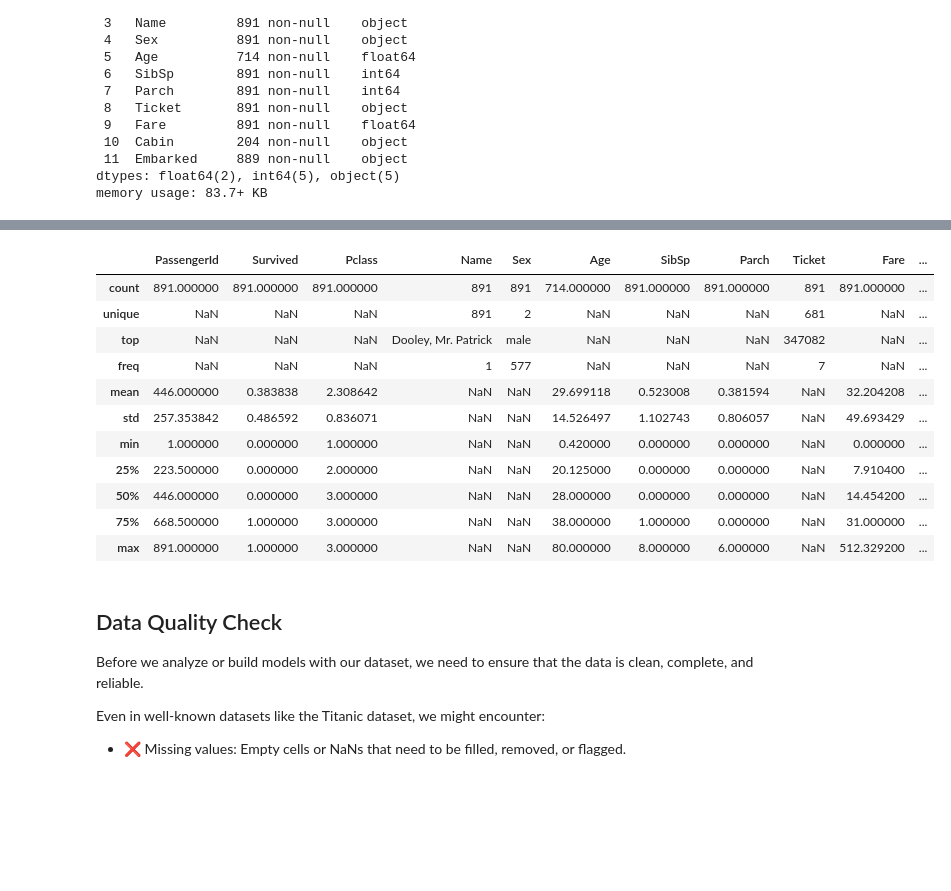
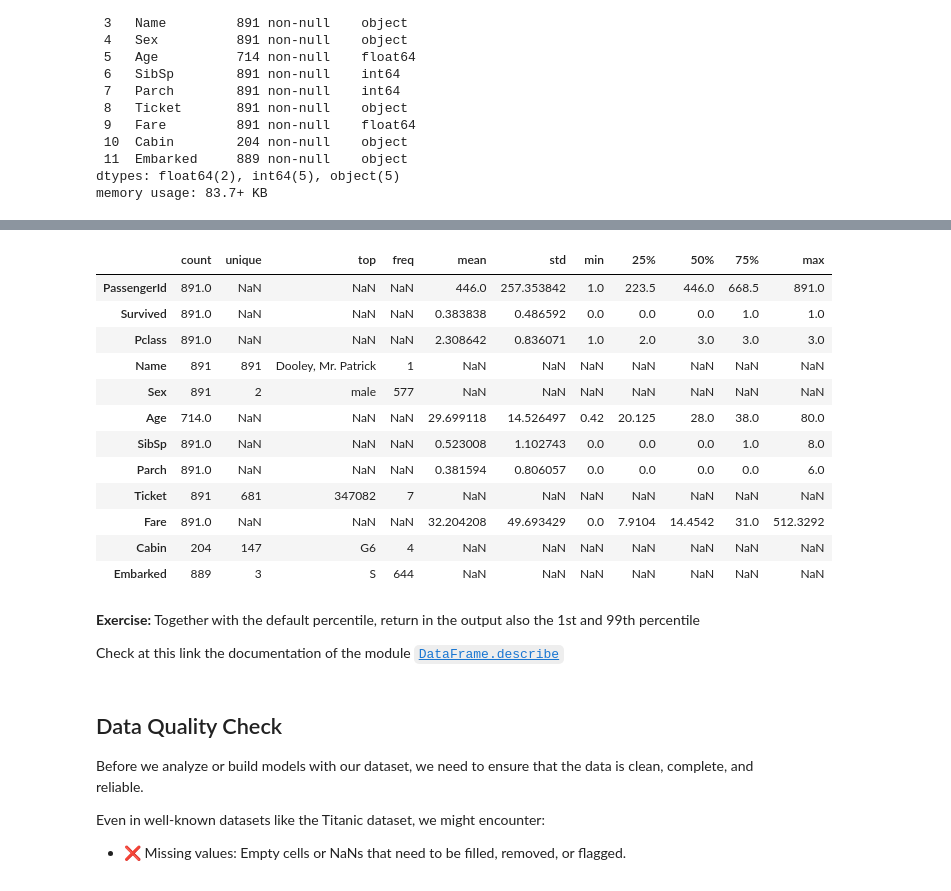
Before and after one commit to MAL-TO/Workshop-ML, a Jupyter notebook: lab-01.ipynb, the cells around one changed output, grey strips where cells are left out. Cells and saved outputs as stored; diff of their text form; code cells hidden in the pictures; blank space fills up the shorter version.

```diff
--- a/lab-01.ipynb
+++ b/lab-01.ipynb
@@ -227,16 +280,27 @@ memory usage: 83.7+ KB
 # %%
 # Summary statistics for numerical columns
-df.describe(include="all")
+# DataFrame.describe: Generate descriptive statistics.
+# Descriptive statistics include those that summarize the central tendency,
+# dispersion and shape of a dataset’s distribution, excluding NaN values.
+# Analyzes both numeric and object series, as well as DataFrame column sets of mixed data types.
+# The output will vary depending on what is provided.
+
+df.describe(include="all").T
 # %% [output]
-|  | PassengerId | Survived | Pclass | Name | Sex | Age | SibSp | Parch | Ticket | Fare | ... |
-| count | 891.000000 | 891.000000 | 891.000000 | 891 | 891 | 714.000000 | 891.000000 | 891.000000 | 891 | 891.000000 | ... |
-| unique | NaN | NaN | NaN | 891 | 2 | NaN | NaN | NaN | 681 | NaN | ... |
-| top | NaN | NaN | NaN | Dooley, Mr. Patrick | male | NaN | NaN | NaN | 347082 | NaN | ... |
-| freq | NaN | NaN | NaN | 1 | 577 | NaN | NaN | NaN | 7 | NaN | ... |
-| mean | 446.000000 | 0.383838 | 2.308642 | NaN | NaN | 29.699118 | 0.523008 | 0.381594 | NaN | 32.204208 | ... |
-| std | 257.353842 | 0.486592 | 0.836071 | NaN | NaN | 14.526497 | 1.102743 | 0.806057 | NaN | 49.693429 | ... |
-| min | 1.000000 | 0.000000 | 1.000000 | NaN | NaN | 0.420000 | 0.000000 | 0.000000 | NaN | 0.000000 | ... |
-| 25% | 223.500000 | 0.000000 | 2.000000 | NaN | NaN | 20.125000 | 0.000000 | 0.000000 | NaN | 7.910400 | ... |
-| 50% | 446.000000 | 0.000000 | 3.000000 | NaN | NaN | 28.000000 | 0.000000 | 0.000000 | NaN | 14.454200 | ... |
-| 75% | 668.500000 | 1.000000 | 3.000000 | NaN | NaN | 38.000000 | 1.000000 | 0.000000 | NaN | 31.000000 | ... |
-| max | 891.000000 | 1.000000 | 3.000000 | NaN | NaN | 80.000000 | 8.000000 | 6.000000 | NaN | 512.329200 | ... |
+|  | count | unique | top | freq | mean | std | min | 25% | 50% | 75% | max |
+| PassengerId | 891.0 | NaN | NaN | NaN | 446.0 | 257.353842 | 1.0 | 223.5 | 446.0 | 668.5 | 891.0 |
+| Survived | 891.0 | NaN | NaN | NaN | 0.383838 | 0.486592 | 0.0 | 0.0 | 0.0 | 1.0 | 1.0 |
+| Pclass | 891.0 | NaN | NaN | NaN | 2.308642 | 0.836071 | 1.0 | 2.0 | 3.0 | 3.0 | 3.0 |
+| Name | 891 | 891 | Dooley, Mr. Patrick | 1 | NaN | NaN | NaN | NaN | NaN | NaN | NaN |
+| Sex | 891 | 2 | male | 577 | NaN | NaN | NaN | NaN | NaN | NaN | NaN |
+| Age | 714.0 | NaN | NaN | NaN | 29.699118 | 14.526497 | 0.42 | 20.125 | 28.0 | 38.0 | 80.0 |
+| SibSp | 891.0 | NaN | NaN | NaN | 0.523008 | 1.102743 | 0.0 | 0.0 | 0.0 | 1.0 | 8.0 |
+| Parch | 891.0 | NaN | NaN | NaN | 0.381594 | 0.806057 | 0.0 | 0.0 | 0.0 | 0.0 | 6.0 |
+| Ticket | 891 | 681 | 347082 | 7 | NaN | NaN | NaN | NaN | NaN | NaN | NaN |
+| Fare | 891.0 | NaN | NaN | NaN | 32.204208 | 49.693429 | 0.0 | 7.9104 | 14.4542 | 31.0 | 512.3292 |
+| Cabin | 204 | 147 | G6 | 4 | NaN | NaN | NaN | NaN | NaN | NaN | NaN |
+| Embarked | 889 | 3 | S | 644 | NaN | NaN | NaN | NaN | NaN | NaN | NaN |
+# %% [markdown]
+**Exercise:** Together with the default percentile, return in the output also the 1st and 99th percentile
+
+Check at this link the documentation of the module <code>[DataFrame.describe](https://pandas.pydata.org/pandas-docs/stable/reference/api/pandas.DataFrame.describe.html)</code>
```
Also changed, not shown: parts of 9 cells of this notebook.
